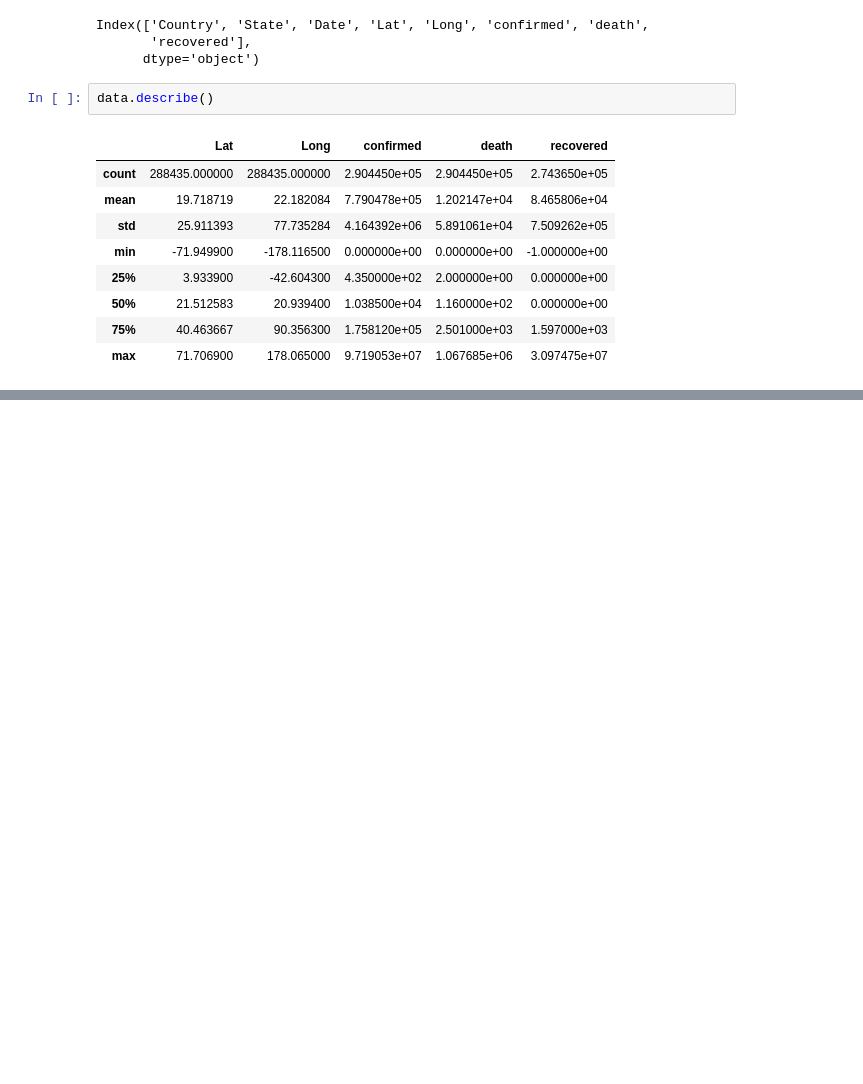
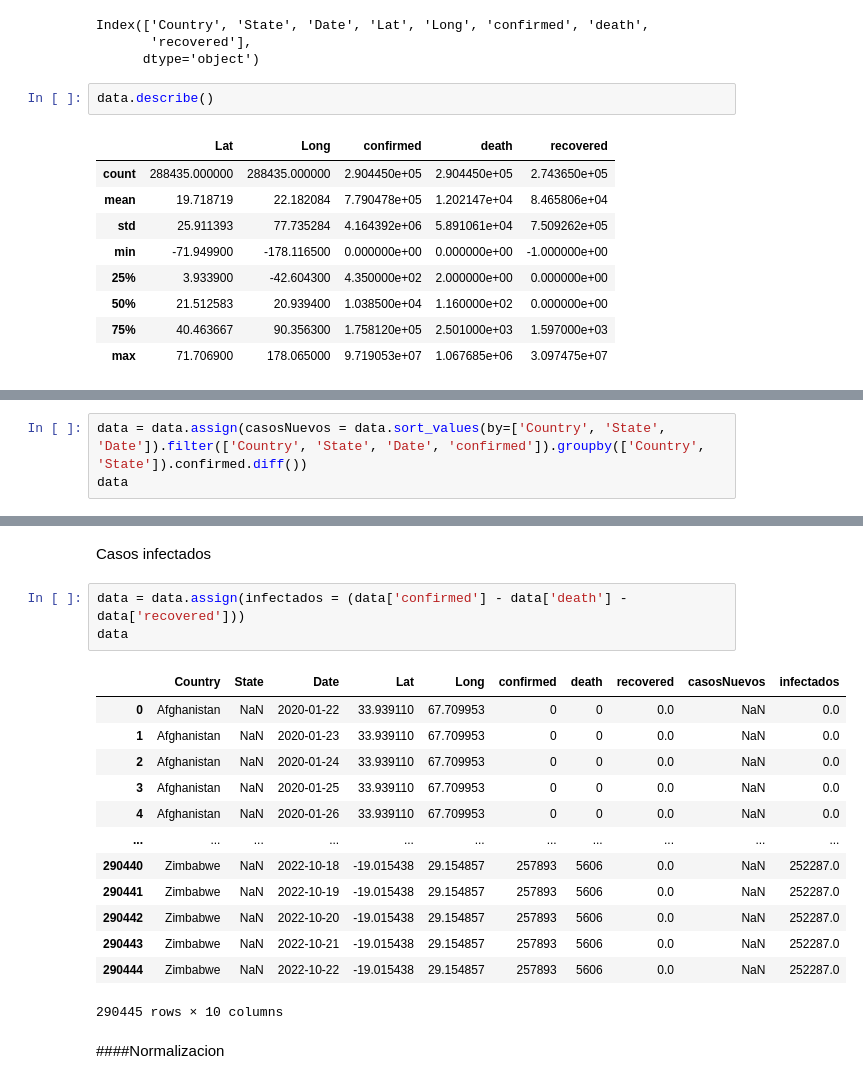
Before and after one commit to owdelc/LAB8Data, a Jupyter notebook: Lab8Data.ipynb, the cells around one changed output, grey strips where cells are left out. Saved outputs shown, nothing was run; the diff lists cells and outputs as text; blank space fills up the shorter version.

```diff
--- a/Lab8Data.ipynb
+++ b/Lab8Data.ipynb
@@ -203,0 +247,3 @@ plt.show()
+# %%
+data = data.assign(casosNuevos = data.sort_values(by=['Country', 'State', 'Date']).filter(['Country', 'State', 'Date', 'confirmed']).groupby(['Country', 'State']).confirmed.diff())
+data
@@ -203,0 +264,21 @@ plt.show()
+# %% [markdown]
+Casos infectados
+# %%
+data = data.assign(infectados = (data['confirmed'] - data['death'] - data['recovered']))
+data
+# %% [output]
+|  | Country | State | Date | Lat | Long | confirmed | death | recovered | casosNuevos | infectados |
+| 0 | Afghanistan | NaN | 2020-01-22 | 33.939110 | 67.709953 | 0 | 0 | 0.0 | NaN | 0.0 |
+| 1 | Afghanistan | NaN | 2020-01-23 | 33.939110 | 67.709953 | 0 | 0 | 0.0 | NaN | 0.0 |
+| 2 | Afghanistan | NaN | 2020-01-24 | 33.939110 | 67.709953 | 0 | 0 | 0.0 | NaN | 0.0 |
+| 3 | Afghanistan | NaN | 2020-01-25 | 33.939110 | 67.709953 | 0 | 0 | 0.0 | NaN | 0.0 |
+| 4 | Afghanistan | NaN | 2020-01-26 | 33.939110 | 67.709953 | 0 | 0 | 0.0 | NaN | 0.0 |
+| ... | ... | ... | ... | ... | ... | ... | ... | ... | ... | ... |
+| 290440 | Zimbabwe | NaN | 2022-10-18 | -19.015438 | 29.154857 | 257893 | 5606 | 0.0 | NaN | 252287.0 |
+| 290441 | Zimbabwe | NaN | 2022-10-19 | -19.015438 | 29.154857 | 257893 | 5606 | 0.0 | NaN | 252287.0 |
+| 290442 | Zimbabwe | NaN | 2022-10-20 | -19.015438 | 29.154857 | 257893 | 5606 | 0.0 | NaN | 252287.0 |
+| 290443 | Zimbabwe | NaN | 2022-10-21 | -19.015438 | 29.154857 | 257893 | 5606 | 0.0 | NaN | 252287.0 |
+| 290444 | Zimbabwe | NaN | 2022-10-22 | -19.015438 | 29.154857 | 257893 | 5606 | 0.0 | NaN | 252287.0 |
+290445 rows × 10 columns
+# %% [markdown]
+####Normalizacion
```
Also changed, not shown: parts of 12 cells of this notebook.
